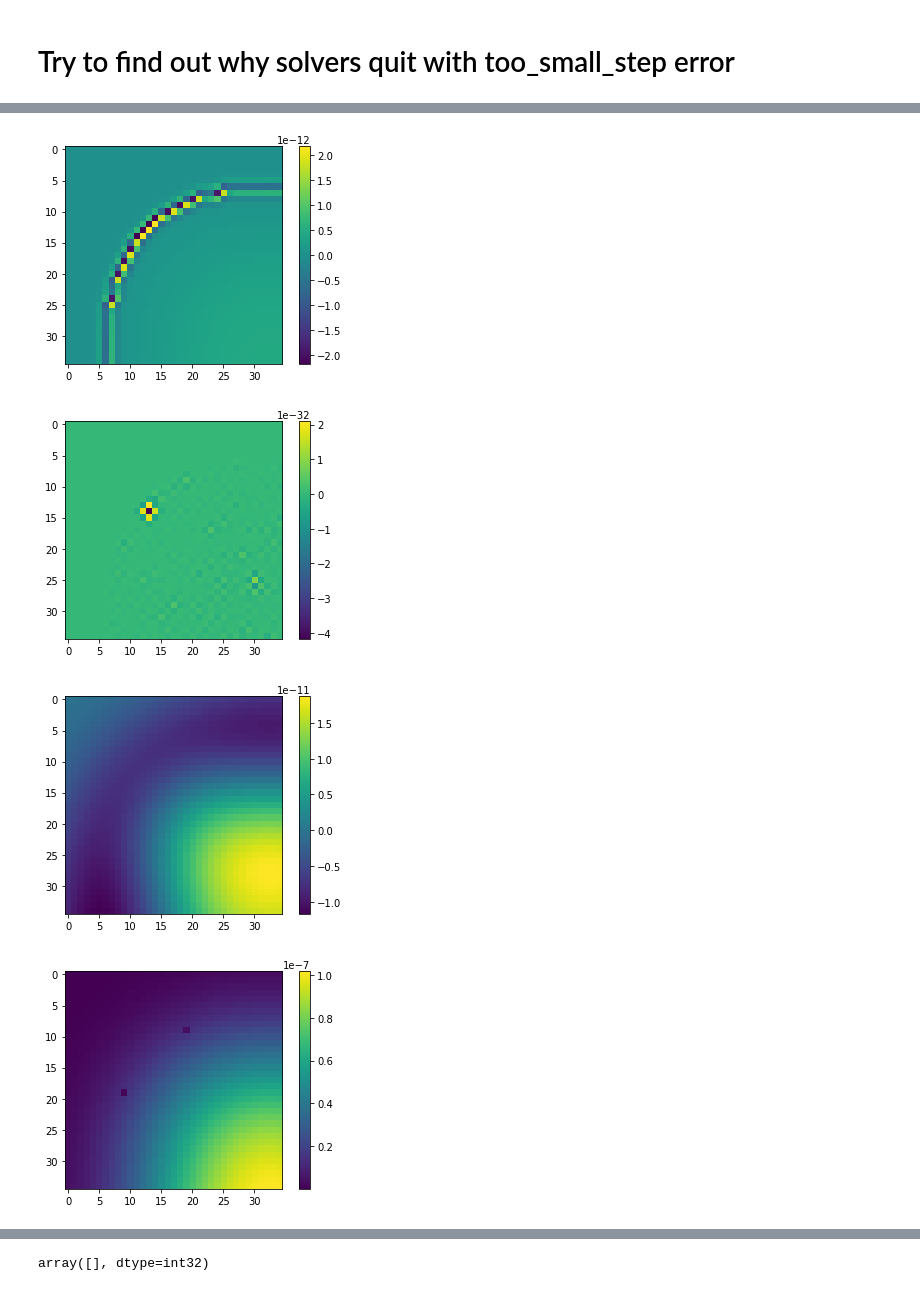
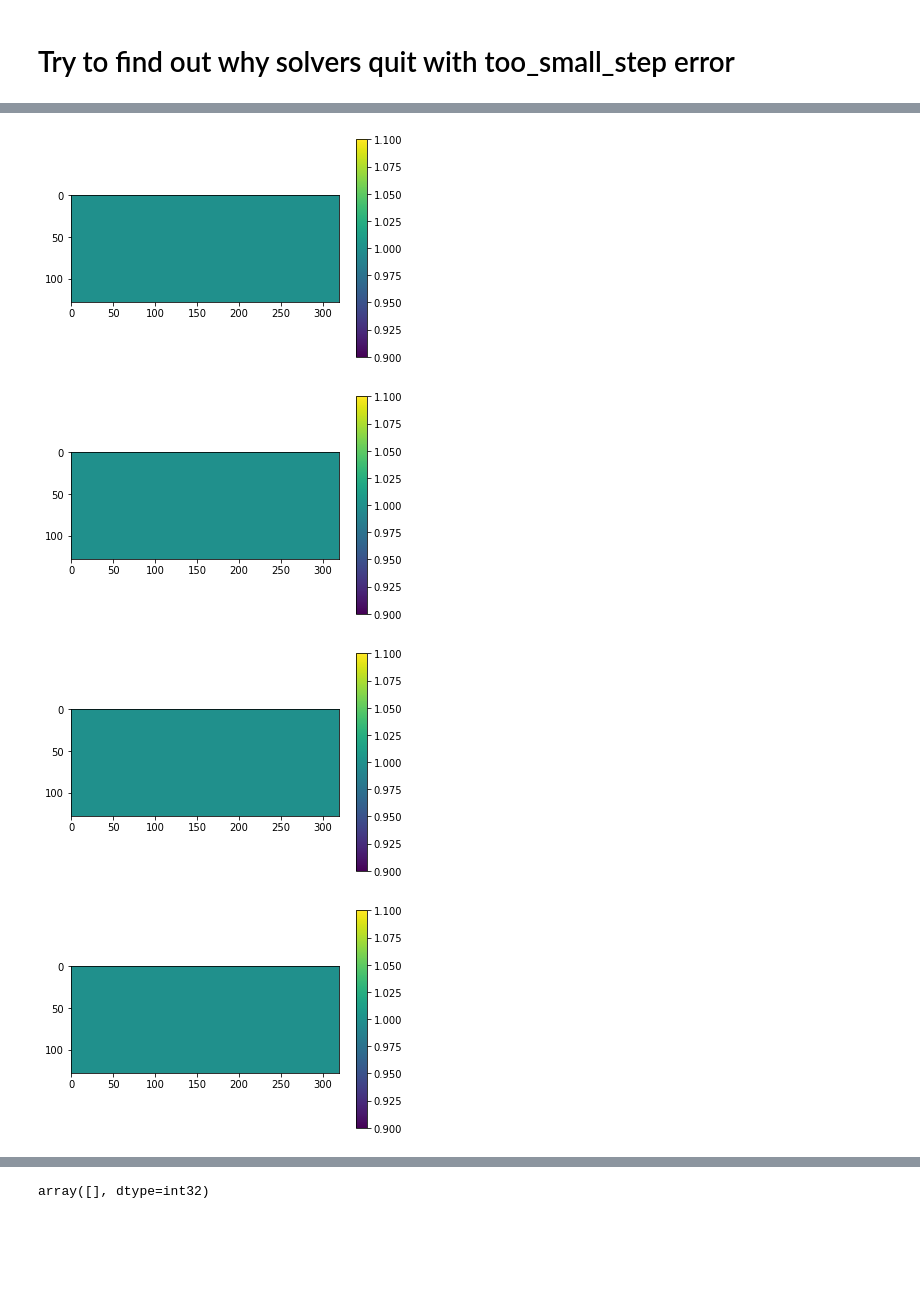
Before and after one commit to boospooky/omnitray-modeling, a Jupyter notebook: omnisim_notebook.ipynb, the cells around one changed output, grey strips where cells are left out. Saved outputs shown, nothing was run; the diff lists cells and outputs as text; code cells hidden in the pictures; blank space fills up the shorter version.

```diff
--- a/omnisim_notebook.ipynb
+++ b/omnisim_notebook.ipynb
@@ -403,0 +513,17 @@ simmer.out
+# %%
+x0 = initial_array.reshape((ns,nh,nw))
+rxnjac = simmer.jacobian.get_rxn_jac(0, x0)
+dy_jac = rxnjac.tocsr().dot(x0)
+dy_jac.shape = (ns,nh,nw)
+dy_sim = simmer.f_rxn_wrapper(0, x0).copy()
+dy_sim.shape = (ns,nh,nw)
+# arr = (dy_jac - dy_sim) / np.abs(dy_jac+1e-9)
+arr = np.isclose(dy_jac, dy_sim,1e-1)
+# arr = dy_jac - dy_sim
+fig, axs = plt.subplots(ns,3,figsize=(10,10))
+for spec_i in np.arange(ns):
+    axs[spec_i,0].imshow(dy_jac[spec_i,:,:]*1)
+#     axs[spec_i,0].colorbar()
+    axs[spec_i,1].imshow(dy_sim[spec_i,:,:]*1)
+    axs[spec_i,2].imshow(arr[spec_i,:,:]*1,vmin=-0.1,vmax=1.1)
+#     axs[spec_i,1].colorbar()
@@ -403,0 +532,22 @@ simmer.out
+# %%
+simmer.jacobian.calc_dif_jac(0, initial_array)
+difjac = simmer.jacobian.get_dif_jac(0, initial_array)
+dy_jac = difjac.tocsr().dot(initial_array.flatten())
+dy_jac.shape = (ns,nh,nw)
+dy_sim = simmer.f_dif_wrapper(0, initial_array.flatten()).copy()
+dy_sim.shape = (ns,nh,nw)
+arr = (dy_jac - dy_sim) / np.abs(dy_jac+1e-9)
+# arr = np.isclose(arr,1)
+# arr = dy_jac - dy_sim
+# for spec_i in np.arange(ns):
+#     plt.figure()
+#     plt.imshow(arr[spec_i,:,:30]*1)
+#     plt.colorbar()
+
+fig, axs = plt.subplots(ns,3,figsize=(10,10))
+for spec_i in np.arange(ns):
+    axs[spec_i,0].imshow(dy_jac[spec_i,:,:30]*1)
+#     axs[spec_i,0].colorbar()
+    axs[spec_i,1].imshow(dy_sim[spec_i,:,:30]*1)
+    axs[spec_i,2].imshow(arr[spec_i,:,:30]*1)
+#     axs[spec_i,1].colorbar()
@@ -572,11 +773,13 @@ KeyboardInterrupt:
 # %%
-arr = D[2,:].reshape((ns,nh,nw))
+arr = np.isfinite(J.dot(np.zeros_like(bdf_obj.y)).reshape((ns,nh,nw)))
+# arr = np.isfinite(y_predict.reshape((ns,nh,nw)))
+# arr = (bdf_obj.y).reshape((ns,nh,nw))
 for spec_i in np.arange(ns):
     plt.figure()
-    plt.imshow(arr[spec_i,15:50,15:50])
+    plt.imshow(arr[spec_i,:,:]*1)
     plt.colorbar()
 # %% [output]
-[figure, old version]
+[figure, new version]
-[figure, old version]
+[figure, new version]
-[figure, old version]
+[figure, new version]
-[figure, old version]
+[figure, new version]
```
Also changed, not shown: parts of 36 cells of this notebook, 3 other files.
